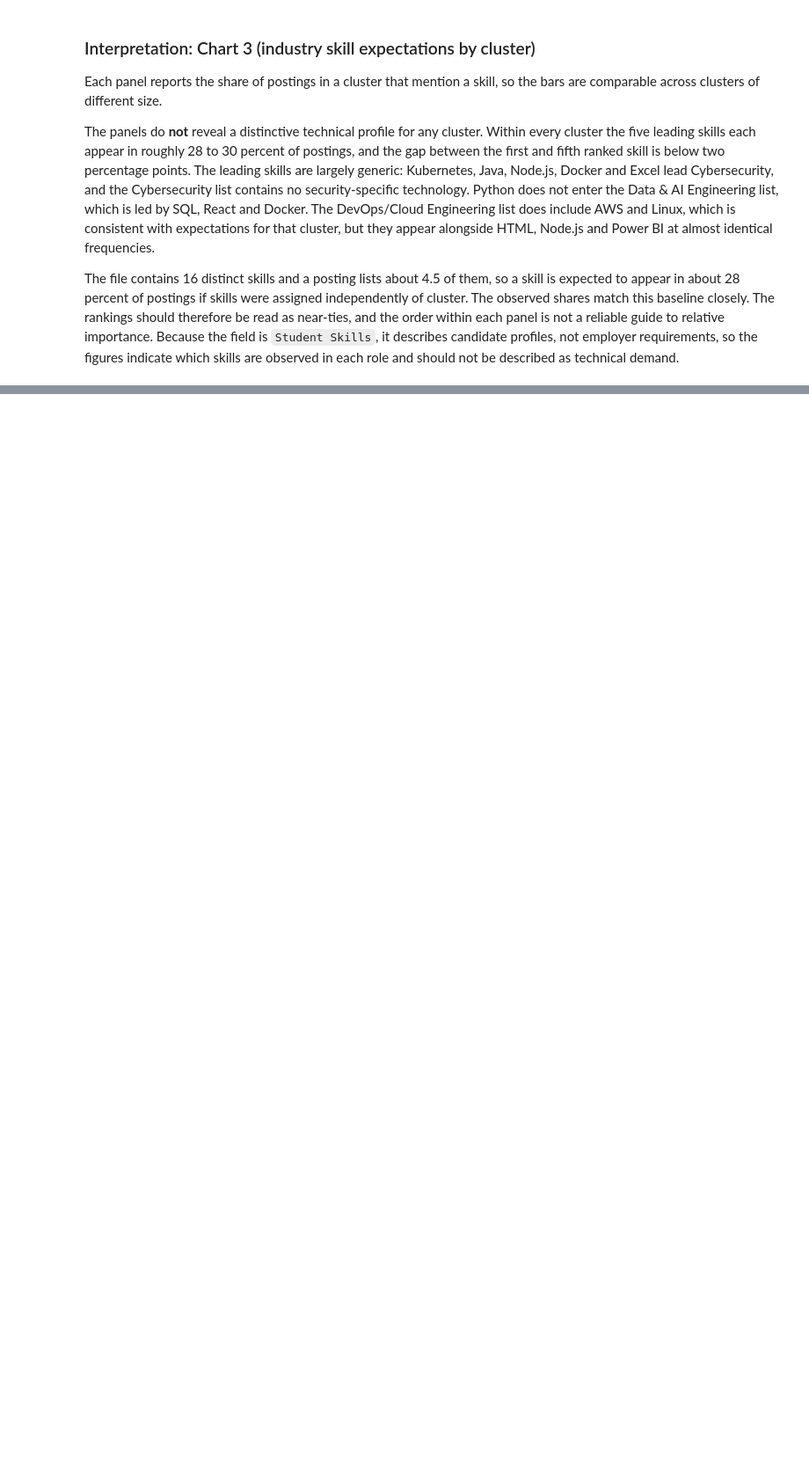
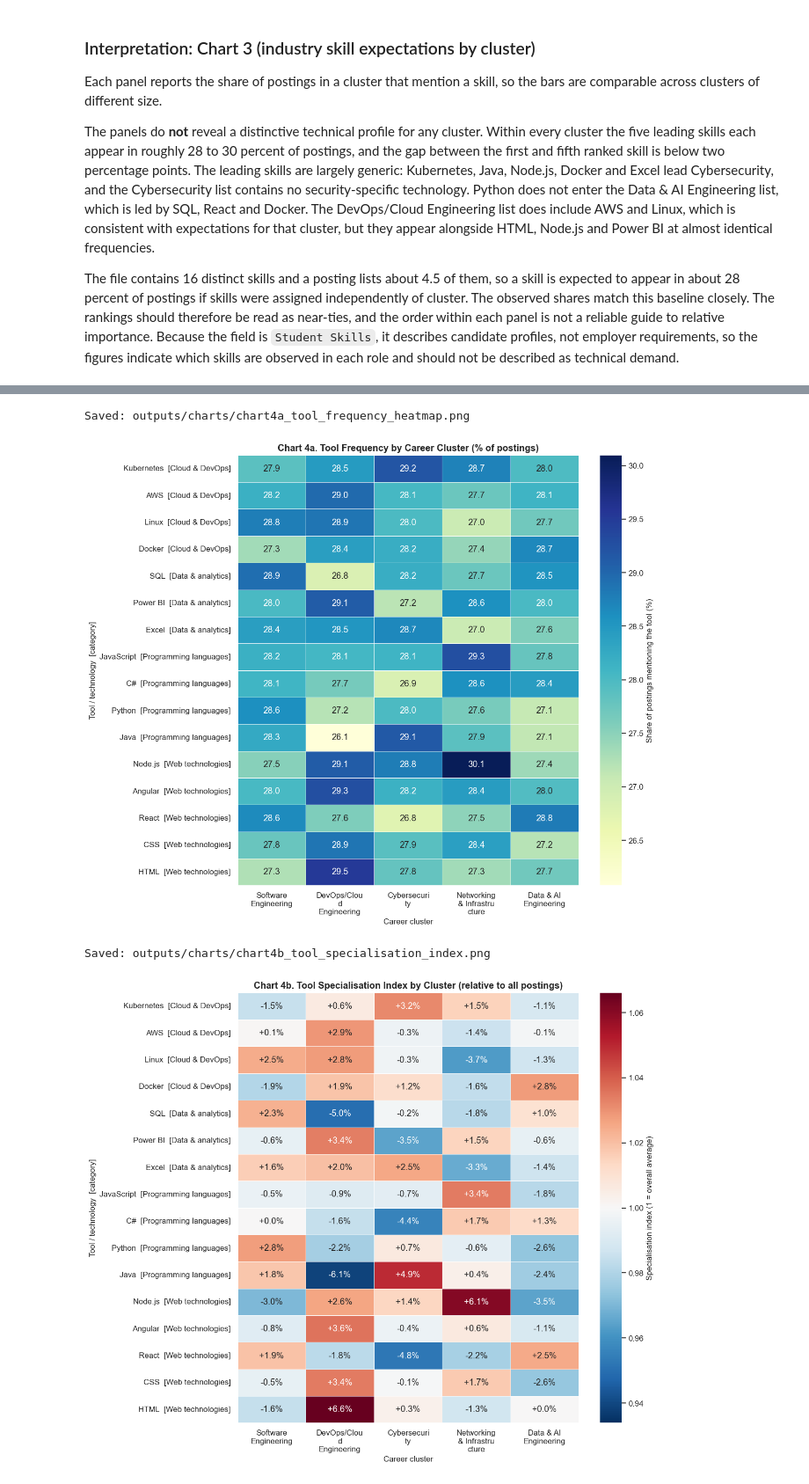
Before and after one commit to Dulanga-Dilshan/industry-readiness-platform, a Jupyter notebook: data-analysis/IT_Career_Cluster_Analysiss.ipynb, the cells around one changed output, grey strips where cells are left out. Shown at 88% size. Cells and saved outputs as stored; diff of their text form; code cells hidden in the pictures; blank space fills up the shorter version.

Commit message:
Add Chart 4: tool frequency heatmap and specialisation index

```diff
--- a/data-analysis/IT_Career_Cluster_Analysiss.ipynb
+++ b/data-analysis/IT_Career_Cluster_Analysiss.ipynb
@@ -613,0 +618,54 @@ The file contains 16 distinct skills and a posting lists about 4.5 of them, so a
+# %%
+# ---- shares and specialisation index --------------------------------------
+share = (skill_counts.pivot(index="skill", columns="career_cluster", values="share_pct")
+         .reindex(columns=CLUSTERS).fillna(0))
+n_with_skills = int((df["n_skills"] > 0).sum())
+overall = skills_long.groupby("skill").size().reindex(share.index) / n_with_skills * 100
+lift = share.div(overall, axis=0)
+
+category = pd.Series({t: TOOL_CATEGORIES.get(t, "Other") for t in share.index})
+order = sorted(share.index, key=lambda t: (category[t], -overall[t]))
+share, lift, category = share.loc[order], lift.loc[order], category.loc[order]
+row_labels = [f"{t}  [{category[t]}]" for t in share.index]
+col_labels = [wrap(c, 11) for c in CLUSTERS]
+
+# ---- Chart 4a: share of postings --------------------------------------------
+fig, ax = plt.subplots(figsize=(11.5, 0.45 * len(share) + 2.5))
+sns.heatmap(share, annot=True, fmt=".1f", cmap="YlGnBu", linewidths=0.5, linecolor="white",
+            cbar_kws={"label": "Share of postings mentioning the tool (%)"},
+            xticklabels=col_labels, yticklabels=row_labels, ax=ax)
+ax.set_xlabel("Career cluster")
+ax.set_ylabel("Tool / technology  [category]")
+ax.set_title("Chart 4a. Tool Frequency by Career Cluster (% of postings)")
+plt.setp(ax.get_xticklabels(), rotation=0)
+fig.tight_layout()
+save_figure(fig, "chart4a_tool_frequency_heatmap.png")
+plt.show()
+
+# ---- Chart 4b: specialisation index -----------------------------------------
+span = max(float((lift - 1).abs().max().max()), 0.05)
+fig, ax = plt.subplots(figsize=(11.5, 0.45 * len(lift) + 2.5))
+annot = ((lift - 1) * 100).round(1).map(lambda v: f"{v:+.1f}%")
+sns.heatmap(lift, annot=annot, fmt="", cmap="RdBu_r", center=1, vmin=1 - span, vmax=1 + span,
+            linewidths=0.5, linecolor="white",
+            cbar_kws={"label": "Specialisation index (1 = overall average)"},
+            xticklabels=col_labels, yticklabels=row_labels, ax=ax)
+ax.set_xlabel("Career cluster")
+ax.set_ylabel("Tool / technology  [category]")
+ax.set_title("Chart 4b. Tool Specialisation Index by Cluster (relative to all postings)")
+plt.setp(ax.get_xticklabels(), rotation=0)
+fig.tight_layout()
+save_figure(fig, "chart4b_tool_specialisation_index.png")
+plt.show()
+
+# ---- category-level summary ---------------------------------------------------
+category_share = share.groupby(category).mean().round(2)
+display(category_share)
+display((lift - 1).mul(100).round(2).assign(category=category))
+share.round(2).to_csv(OUTPUT_DIR.parent / "tool_share_by_cluster.csv")
+lift.round(4).to_csv(OUTPUT_DIR.parent / "tool_specialisation_index.csv")
+# %% [output]
+Saved: outputs/charts/chart4a_tool_frequency_heatmap.png
+[figure, added]
+Saved: outputs/charts/chart4b_tool_specialisation_index.png
+[figure, added]
```
Also changed, not shown: parts of 8 cells of this notebook, 7 other files.
